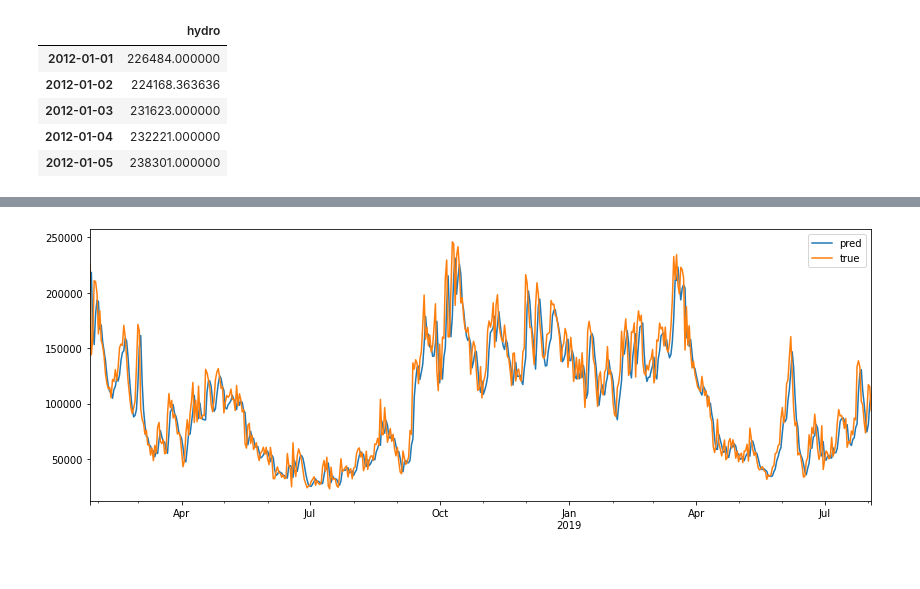
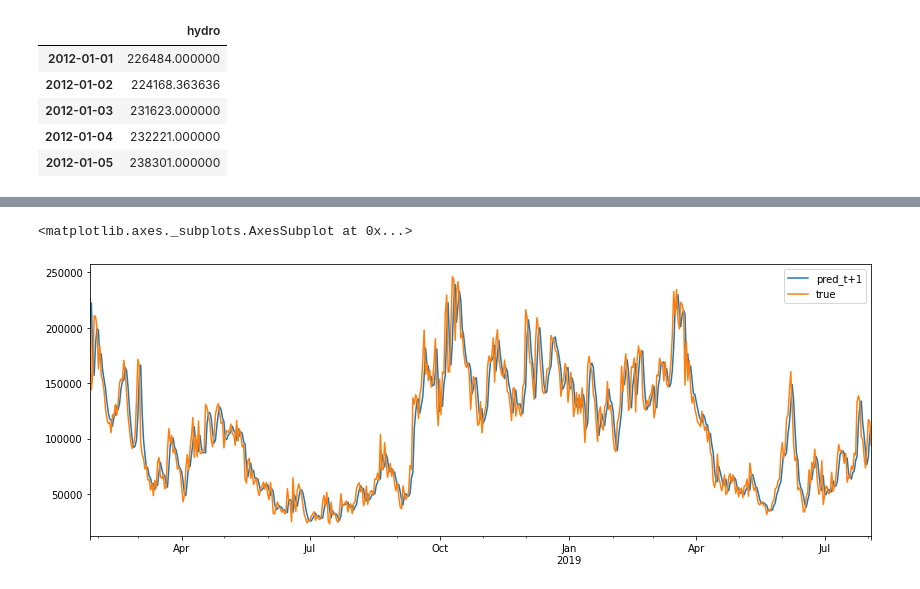
Before and after one commit to tjohanne42/time-series-project-simplon, a Jupyter notebook: preprocess_data.ipynb, the cells around one changed output, grey strips where cells are left out. Saved outputs shown, nothing was run; the diff lists cells and outputs as text; code cells hidden in the pictures.

```diff
--- a/preprocess_data.ipynb
+++ b/preprocess_data.ipynb
@@ -621,7 +630,7 @@ sc = MinMaxScaler(feature_range=(0,1))
 train_scaled = sc.fit_transform(train)
 
 # Create supervised data with 12 inputs and 1 output
-n_lag = 12
+n_lag = 100
 X_train = []
 y_train = []
 for i in range(n_lag, len(train)):
@@ -678,7 +687,7 @@ predict_scaled = regressor.predict(X_test)
 predict = sc.inverse_transform(predict_scaled)
 
 predict = pd.DataFrame(predict)
-predict.columns = ['pred']
+predict.columns = ['pred_t+1']
 predict.index = test.index
 predict["true"] = test.values
 
@@ -688 +697,2 @@ predict.plot(figsize=(14,5))
+<matplotlib.axes._subplots.AxesSubplot at 0x...>
-[figure, old version]
+[figure, new version]
```
Also changed, not shown: parts of 8 cells of this notebook.
